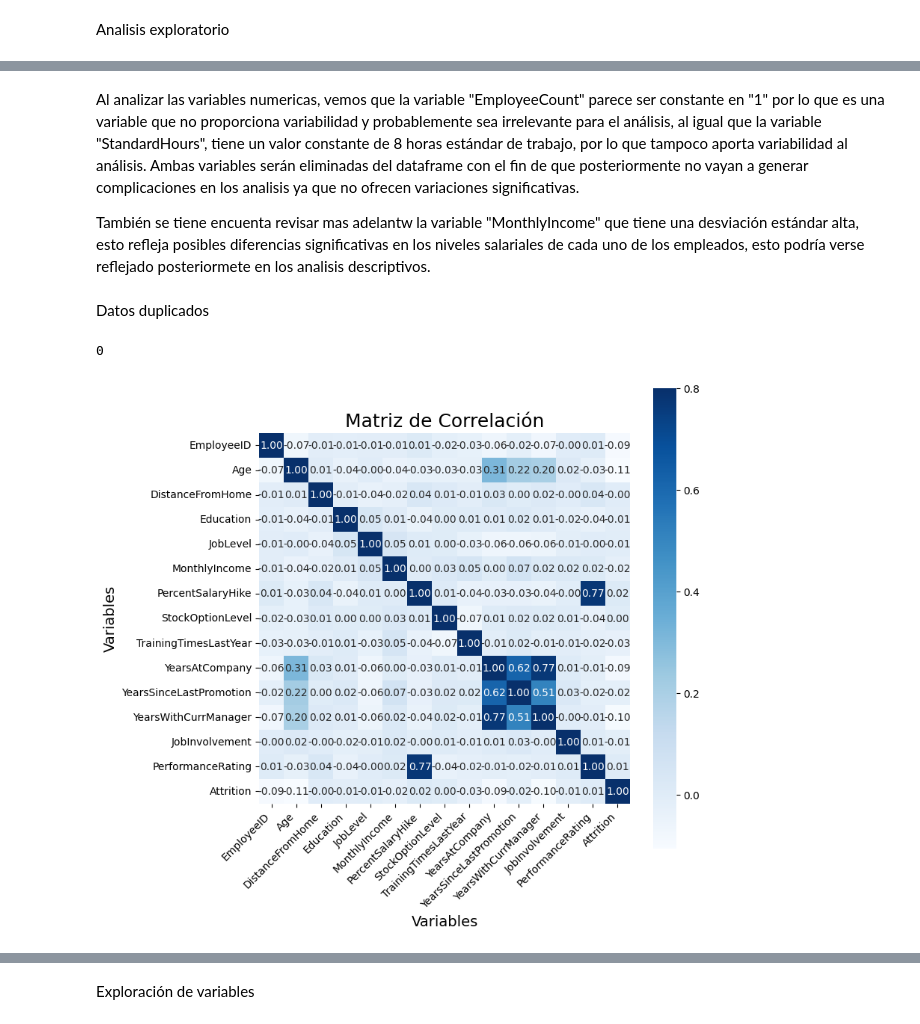
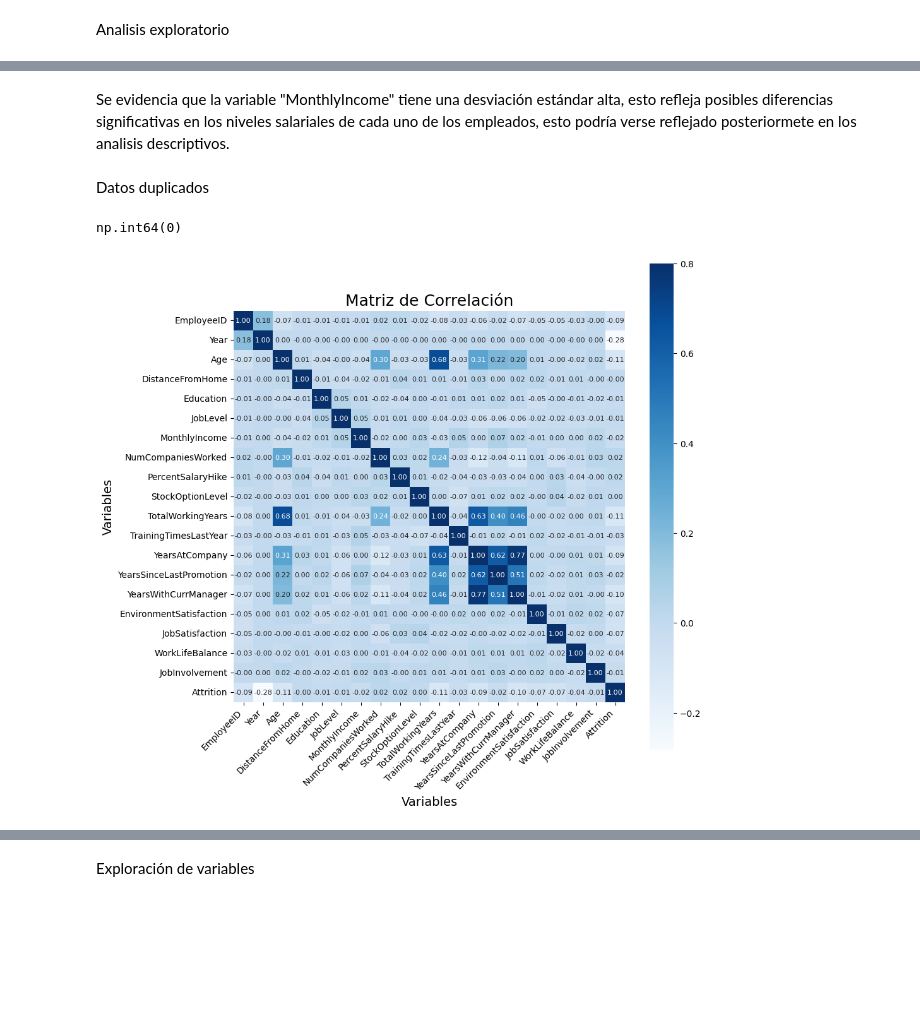
Before and after one commit to SantiRestrepoOlarte/ML_HumanResources, a Jupyter notebook: c_exploracion_de_datos.ipynb, the cells around one changed output, grey strips where cells are left out. Saved outputs shown, nothing was run; the diff lists cells and outputs as text; code cells hidden in the pictures; blank space fills up the shorter version.

```diff
--- a/c_exploracion_de_datos.ipynb
+++ b/c_exploracion_de_datos.ipynb
@@ -528,3 +8,5 @@ df_entire_data.to_csv('entire_data.csv', index=False)
+# %%
+df_employees = pd.read_csv('data//df_employees.csv')
 # %% [markdown]
 Analisis exploratorio
 # %%
@@ -571,5 +53 @@ df_merged3._get_numeric_data().describe().T
 | Attrition | 8820.0 | 0.073696 | 0.261291 | 0.0 | 0.00 | 0.0 | 0.0 | 1.0 |
-# %% [markdown]
-Al analizar las variables numericas, vemos que la variable "EmployeeCount" parece ser constante en "1" por lo que es una variable que no proporciona variabilidad y probablemente sea irrelevante para el análisis, al igual que la variable "StandardHours", tiene un valor constante de 8 horas estándar de trabajo, por lo que tampoco aporta variabilidad al análisis. Ambas variables serán eliminadas del dataframe con el fin de que posteriormente no vayan a generar complicaciones en los analisis ya que no ofrecen  variaciones significativas.
-
-También se tiene encuenta revisar mas adelantw la variable "MonthlyIncome" que tiene una desviación estándar alta, esto refleja posibles diferencias significativas en los niveles salariales de cada uno de los empleados, esto podría verse reflejado posteriormete en los analisis descriptivos.
@@ -579,3 +54,8 @@ df = df_merged3.drop(['EmployeeCount', 'StandardHours'], axis=1)
+# %% [markdown]
+Se evidencia que la variable "MonthlyIncome" tiene una desviación estándar alta, esto refleja posibles diferencias significativas en los niveles salariales de cada uno de los empleados, esto podría verse reflejado posteriormete en los analisis descriptivos.
+# %%
+# Se renombra el dataframe
+df = df_employees
 # %% [markdown]
 Datos duplicados
 # %%
@@ -586,33 +66,33 @@ filas_duplicadas = df.duplicated()
 cantidad_duplicados = filas_duplicadas.sum()
 cantidad_duplicados
 # %% [output]
-0
+np.int64(0)
 # %%
 #Matriz de correlación
 
 # Selección de columnas numéricas
 columnas_numericas = [col for col in df.columns if df[col].dtype in ['int64', 'float64']]
 
 # Filtro de DataFrame a las variables numéricas
 df_numerico = df[columnas_numericas]
 
 # Calcular la matriz de correlación
 corrmat = df_numerico.corr()
 
 # Tamaño
-f, ax = plt.subplots(figsize=(8, 8))
+f, ax = plt.subplots(figsize=(10, 10))
 
 # Mapa de calor
-sns.heatmap(corrmat, vmax=.8, square=True, annot=True, annot_kws={"fontsize": 10}, fmt=".2f", cmap='Blues')
+sns.heatmap(corrmat, vmax=.8, square=True, annot=True, annot_kws={"fontsize": 8}, fmt=".2f", cmap='Blues')
 
 # Etiqueta de los ejes
 plt.xticks(rotation=45, ha='right', fontsize=10)
 plt.yticks(rotation=0, fontsize=10)
 
 plt.title('Matriz de Correlación', fontsize=18)
 plt.xlabel('Variables', fontsize=14)
 plt.ylabel('Variables', fontsize=14)
 
 plt.show()
 # %% [output]
-[figure, old version]
+[figure, new version]
```
Also changed, not shown: parts of 106 cells of this notebook, 1 other file.
